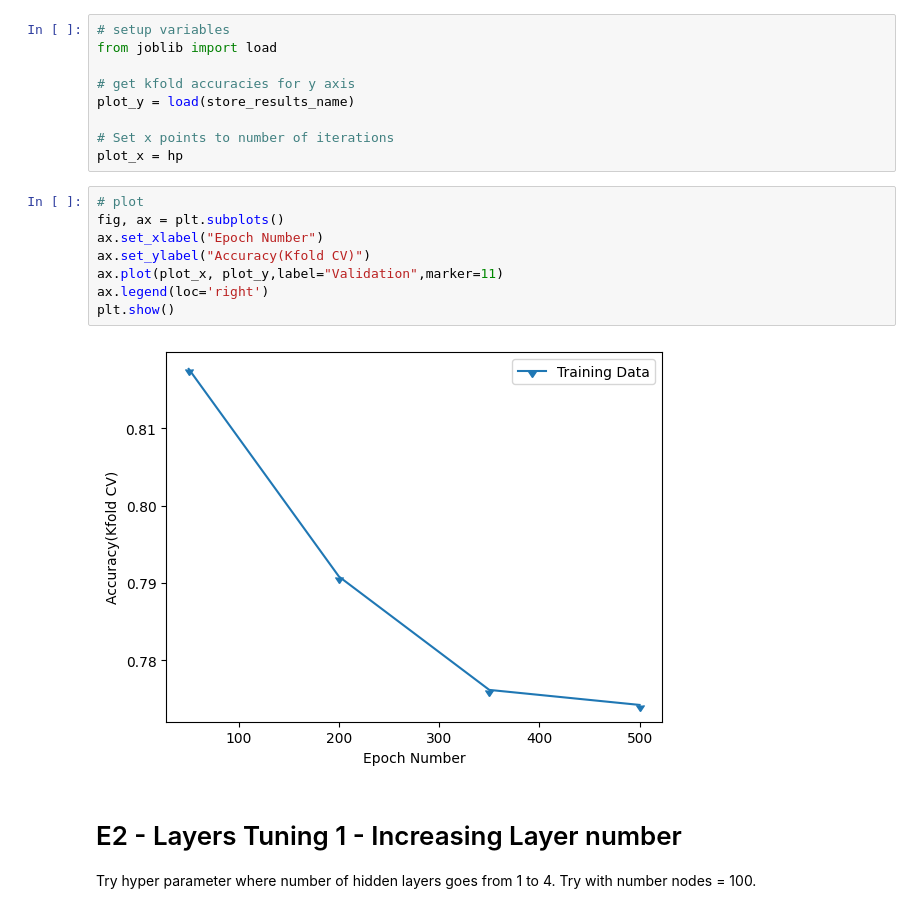
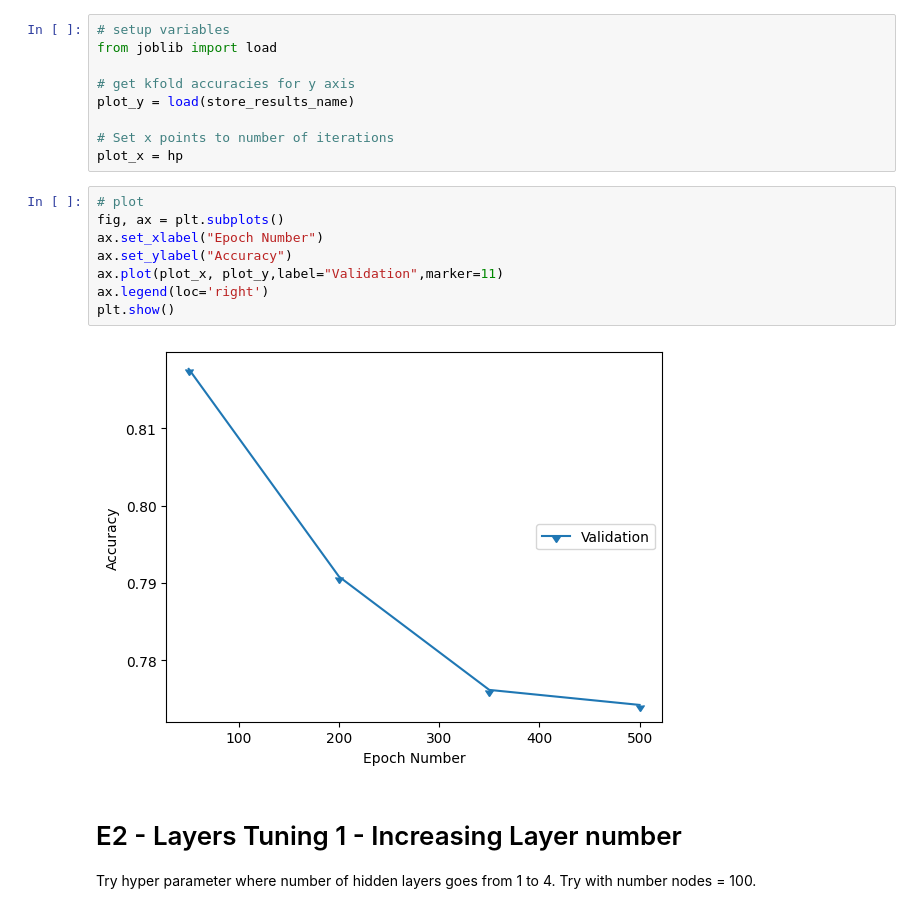
Before and after one commit to ebert-c/SENG-474-Project, a Jupyter notebook: seng475_project_nn_v2.ipynb, the cells around one changed output. Cells and saved outputs as stored; diff of their text form.

```diff
--- a/seng475_project_nn_v2.ipynb
+++ b/seng475_project_nn_v2.ipynb
@@ -199,13 +199,13 @@ plot_x = hp
 # %%
 # plot
 fig, ax = plt.subplots()
 ax.set_xlabel("Epoch Number")
-ax.set_ylabel("Accuracy(Kfold CV)")
+ax.set_ylabel("Accuracy")
 ax.plot(plot_x, plot_y,label="Validation",marker=11)
 ax.legend(loc='right')
 plt.show()
 # %% [output]
-[figure, old version]
+[figure, new version]
 # %% [markdown]
 # E2 - Layers Tuning 1 - Increasing Layer number
 Try hyper parameter where number of hidden layers goes from 1 to 4. Try with number nodes = 100.
```
Also changed, not shown: parts of 40 cells of this notebook, 3 other files.
